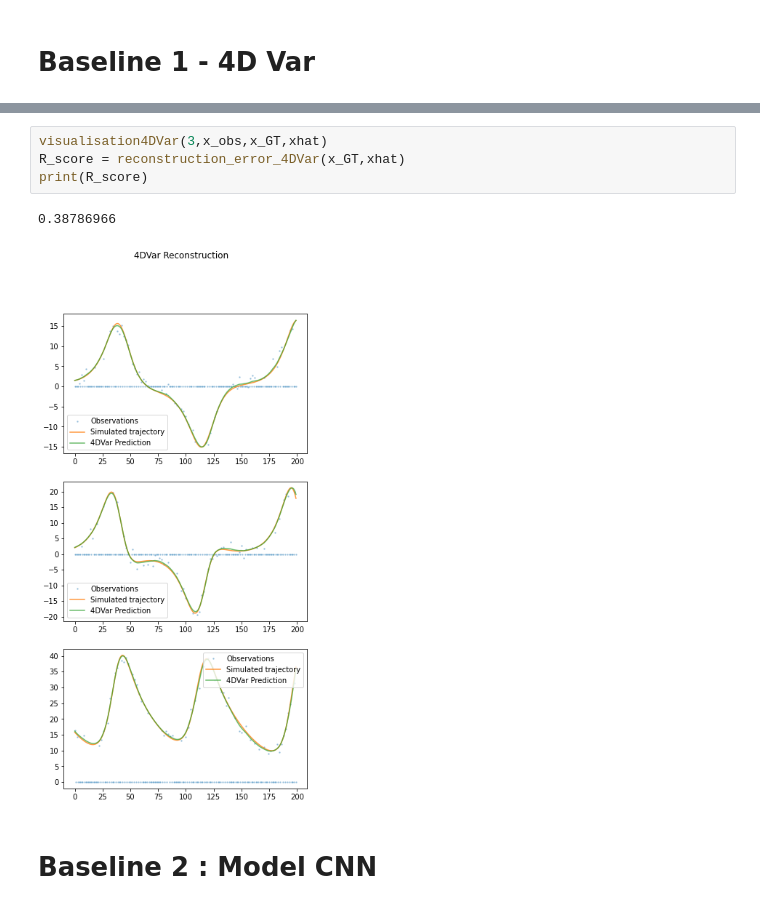
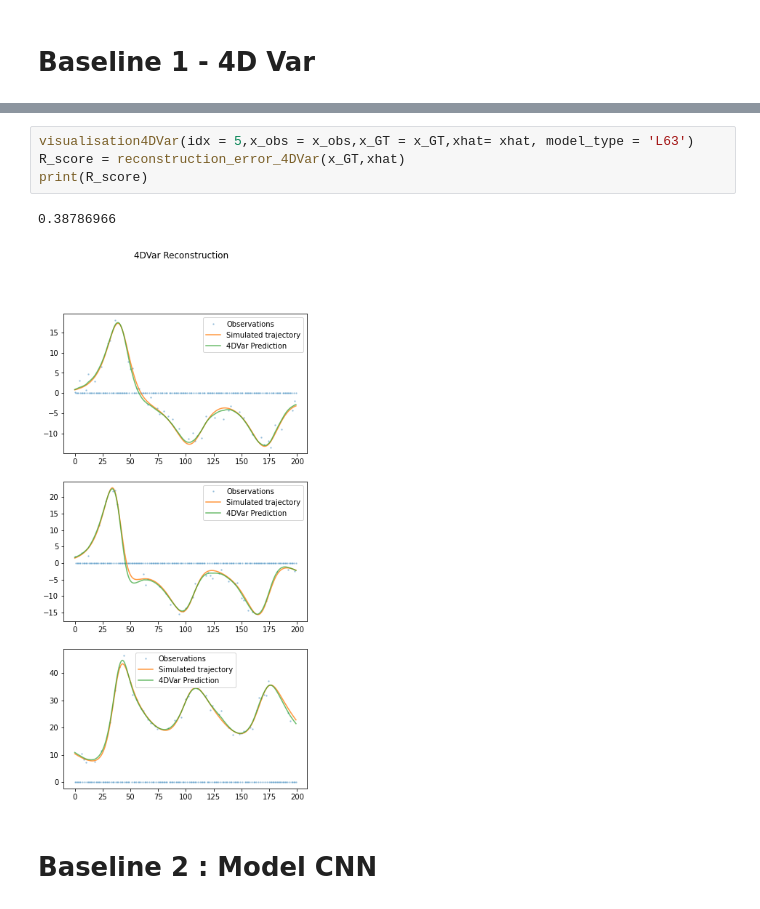
Before and after one commit to cdurand95/DataAssimilationProject, a Jupyter notebook: Baseline_L63.ipynb, the cells around one changed output, grey strips where cells are left out. Drawn from its saved outputs; the diff is of its cells as text.

```diff
--- a/Baseline_L63.ipynb
+++ b/Baseline_L63.ipynb
@@ -161,10 +166,10 @@ loss4DVar = stdTr**2 * loss4DVar / numData
 # %%
-visualisation4DVar(3,x_obs,x_GT,xhat)
+visualisation4DVar(idx = 5,x_obs = x_obs,x_GT = x_GT,xhat= xhat, model_type = 'L63')
 R_score = reconstruction_error_4DVar(x_GT,xhat)
 print(R_score)
 # %% [output]
 0.38786966
-[figure, old version]
+[figure, new version]
 # %% [markdown]
 # Baseline 2 : Model CNN
 # %%
```
Also changed, not shown: parts of 18 cells of this notebook, 7 other files.
